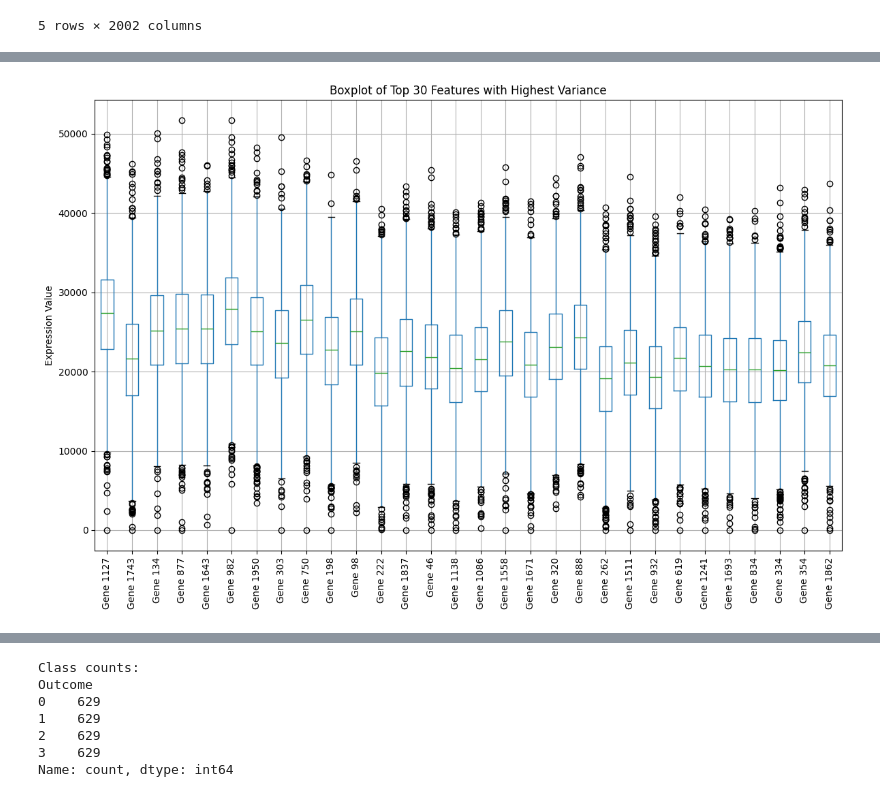
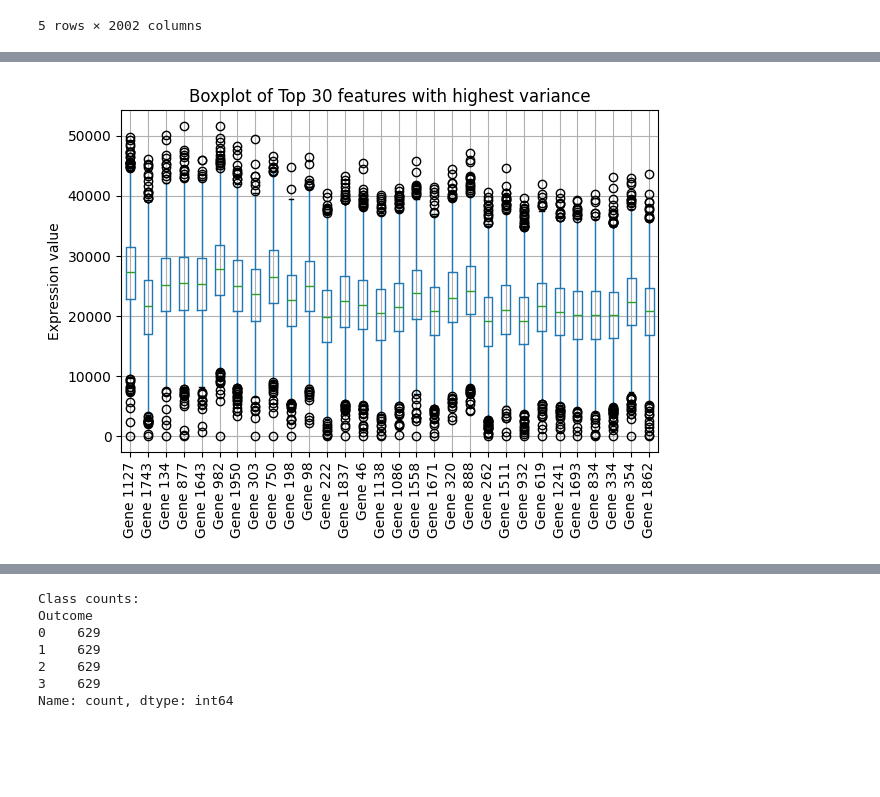
Before and after one commit to Larsdegroot/ML_bio_assignment, a Jupyter notebook: Project-Rf_neural.ipynb, the cells around one changed output, grey strips where cells are left out. Drawn from its saved outputs; the diff is of its cells as text; code cells hidden in the pictures; blank space fills up the shorter version.

```diff
--- a/Project-Rf_neural.ipynb
+++ b/Project-Rf_neural.ipynb
@@ -30,81 +157,10 @@ X_dataframe.head()
 # %%
-# --- Assume the following dataframes are already loaded:
-# X_dataframe (training data with gene expression features and a label column, e.g. "label")
-# test_X_dataframe and test_y_dataframe are loaded similarly
+# boxplot of the top 30 features with highest variance.
+top30_features = variances.sort_values(ascending=False).head(30).index
 
-# Seperate features and target variable
-target_name = 'Outcome'
-labels = X_dataframe[target_name]
-features = X_dataframe.drop([target_name, 'Id'], axis=1) # DROPPING ID HERE BUT MIGHT BE GOOD TO LEAVE IN
-
-# 1. Count missing data
-missing_counts = features.isna().sum()
-total_missing = missing_counts.sum()
-print("\nTotal missing values across features:", total_missing)
-print("Missing values per feature (showing non-zero counts):")
-print(missing_counts[missing_counts > 0])
-
-# 2. Check for other strange values
-# Here we check for infinite values and negative values.
-num_infinite = np.isinf(features.values).sum()
-num_negative = (features < 0).sum().sum()
-print("\nTotal infinite values:", num_infinite)
-print("Total negative values:", num_negative)
-# (Depending on your data processing, gene expression data might be expected to be non-negative.)
-
-# 3. Proportion of classes (if labels available)
-if labels is not None:
-    class_counts = labels.value_counts()
-    print("\nClass counts:")
-    print(class_counts)
-    print("\nClass proportions:")
-    print(class_counts / class_counts.sum())
-
-# 4. Check for extremely high correlation between features.
-# We define "extremely highly correlated" as absolute Pearson correlation > 0.95.
-corr_matrix = features.corr().abs()
-threshold = 0.95
-high_corr_pairs = []
-cols = corr_matrix.columns
-
-# Count only unique pairs (i < j to avoid double counting)
-for i in range(len(cols)):
-    for j in range(i + 1, len(cols)):
-        if corr_matrix.iloc[i, j] > threshold:
-            high_corr_pairs.append((cols[i], cols[j], corr_matrix.iloc[i, j]))
-
-print("\nNumber of highly correlated feature pairs (r > 0.95):", len(high_corr_pairs))
-if len(high_corr_pairs) > 0:
-    print("A few example pairs (feature1, feature2, correlation):")
-    for pair in high_corr_pairs[:5]:
-        print(pair)
-
-# 5. Maximum and minimum values in the features
-max_val = features.max().max()
-min_val = features.min().min()
-print("\nMaximum expression value in the data:", max_val)
-print("Minimum expression value in the data:", min_val)
-
-# 6. Feature with the highest variance.
-variances = features.var()
-top_feature = variances.idxmax()
-print("\nFeature with the highest variance:", top_feature)
-print("Highest variance value:", variances.max())
-
-# Additionally, demonstrate scikit-learn's VarianceThreshold.
-vt = VarianceThreshold(threshold=0)  # threshold 0 selects all non-constant features
-vt.fit(features)
-# vt.variances_ holds the variances for each feature (in the same order as features.columns)
-print("\nFirst five variances using VarianceThreshold:", vt.variances_[:5])
-
-# 7. Boxplot of the top 30 features with highest variance.
-# Identify top 30 features ordered by variance
-top30_features = variances.sort_values(ascending=False).head(30).index
-plt.figure(figsize=(12, 8))
-# Boxplot for each selected feature
 features[top30_features].boxplot(rot=90)
-plt.title("Boxplot of Top 30 Features with Highest Variance")
-plt.ylabel("Expression Value")
+plt.title("Boxplot of Top 30 features with highest variance")
+plt.ylabel("Expression value")
 plt.tight_layout()
 plt.show()
 # %% [output]
@@ -128 +167 @@ First five variances using VarianceThreshold: [1.28657230e+00 9.09096834e+02 7.7
-[figure, old version]
+[figure, new version]
```
Also changed, not shown: parts of 36 cells of this notebook.
